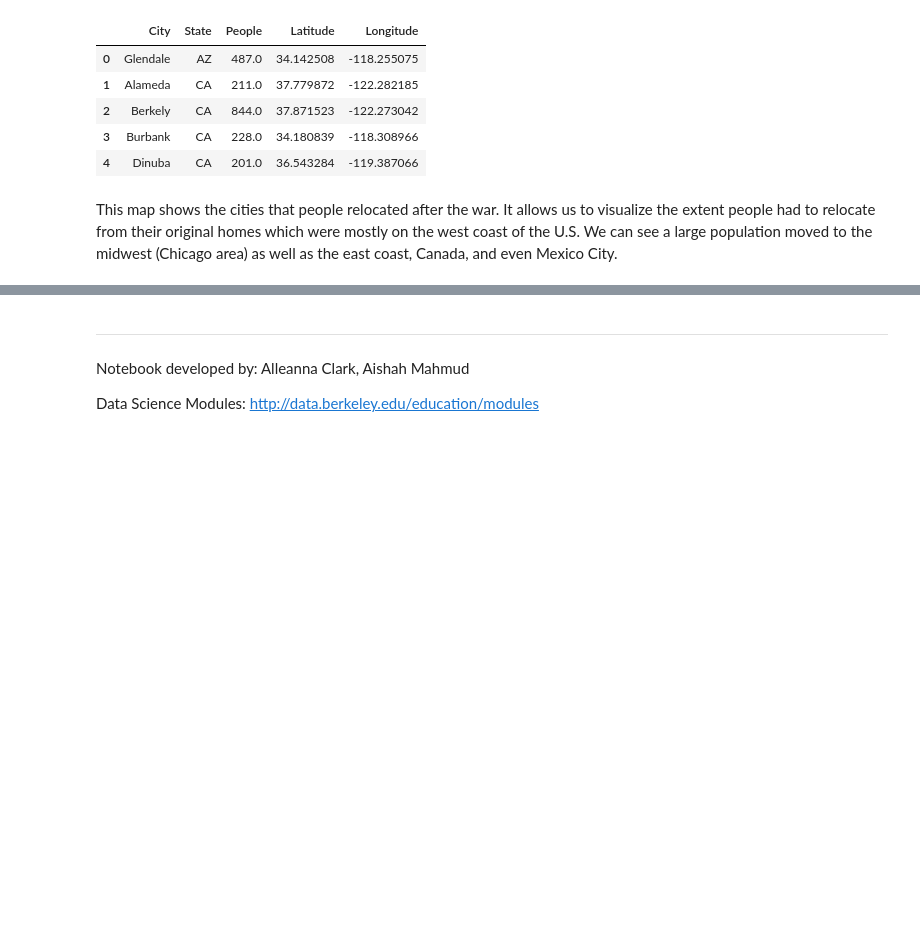
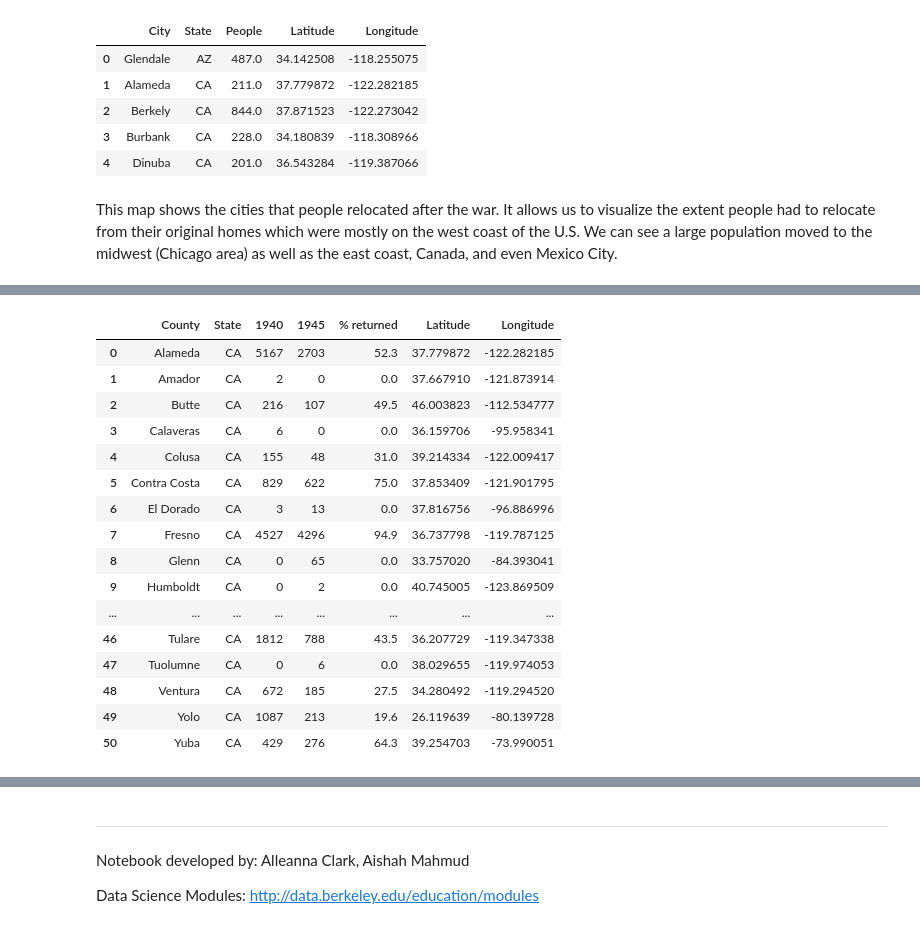
Before and after one commit to ds-modules/colwrit-r4b, a Jupyter notebook: Japanese-Internment-notebook.ipynb, the cells around one changed output, grey strips where cells are left out. Saved outputs shown, nothing was run; the diff lists cells and outputs as text; code cells hidden in the pictures; blank space fills up the shorter version.

```diff
--- a/Japanese-Internment-notebook.ipynb
+++ b/Japanese-Internment-notebook.ipynb
@@ -266,3 +280,23 @@ for i in range(0,len(reloc_cities)):
 m
 # %% [output]
 [interactive output not drawn]
+# %%
+population1940_1945[population1940_1945['State'] == 'CA']
+# %% [output]
+|  | County | State | 1940 | 1945 | % returned | Latitude | Longitude |
+| 0 | Alameda | CA | 5167 | 2703 | 52.3 | 37.779872 | -122.282185 |
+| 1 | Amador | CA | 2 | 0 | 0.0 | 37.667910 | -121.873914 |
+| 2 | Butte | CA | 216 | 107 | 49.5 | 46.003823 | -112.534777 |
+| 3 | Calaveras | CA | 6 | 0 | 0.0 | 36.159706 | -95.958341 |
+| 4 | Colusa | CA | 155 | 48 | 31.0 | 39.214334 | -122.009417 |
+| 5 | Contra Costa | CA | 829 | 622 | 75.0 | 37.853409 | -121.901795 |
+| 6 | El Dorado | CA | 3 | 13 | 0.0 | 37.816756 | -96.886996 |
+| 7 | Fresno | CA | 4527 | 4296 | 94.9 | 36.737798 | -119.787125 |
+| 8 | Glenn | CA | 0 | 65 | 0.0 | 33.757020 | -84.393041 |
+| 9 | Humboldt | CA | 0 | 2 | 0.0 | 40.745005 | -123.869509 |
+| ... | ... | ... | ... | ... | ... | ... | ... |
+| 46 | Tulare | CA | 1812 | 788 | 43.5 | 36.207729 | -119.347338 |
+| 47 | Tuolumne | CA | 0 | 6 | 0.0 | 38.029655 | -119.974053 |
+| 48 | Ventura | CA | 672 | 185 | 27.5 | 34.280492 | -119.294520 |
+| 49 | Yolo | CA | 1087 | 213 | 19.6 | 26.119639 | -80.139728 |
+| 50 | Yuba | CA | 429 | 276 | 64.3 | 39.254703 | -73.990051 |
```
Also changed, not shown: parts of 7 cells of this notebook.
